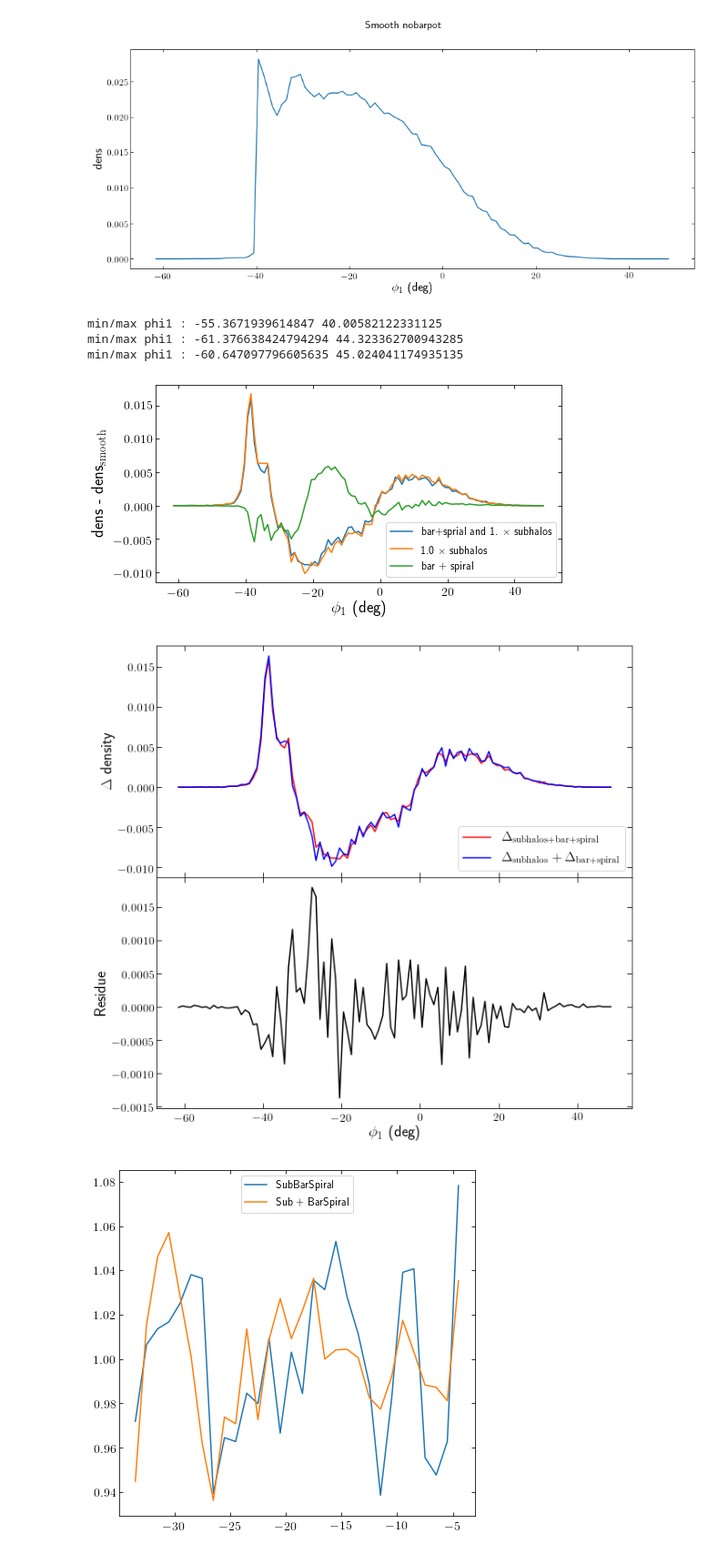
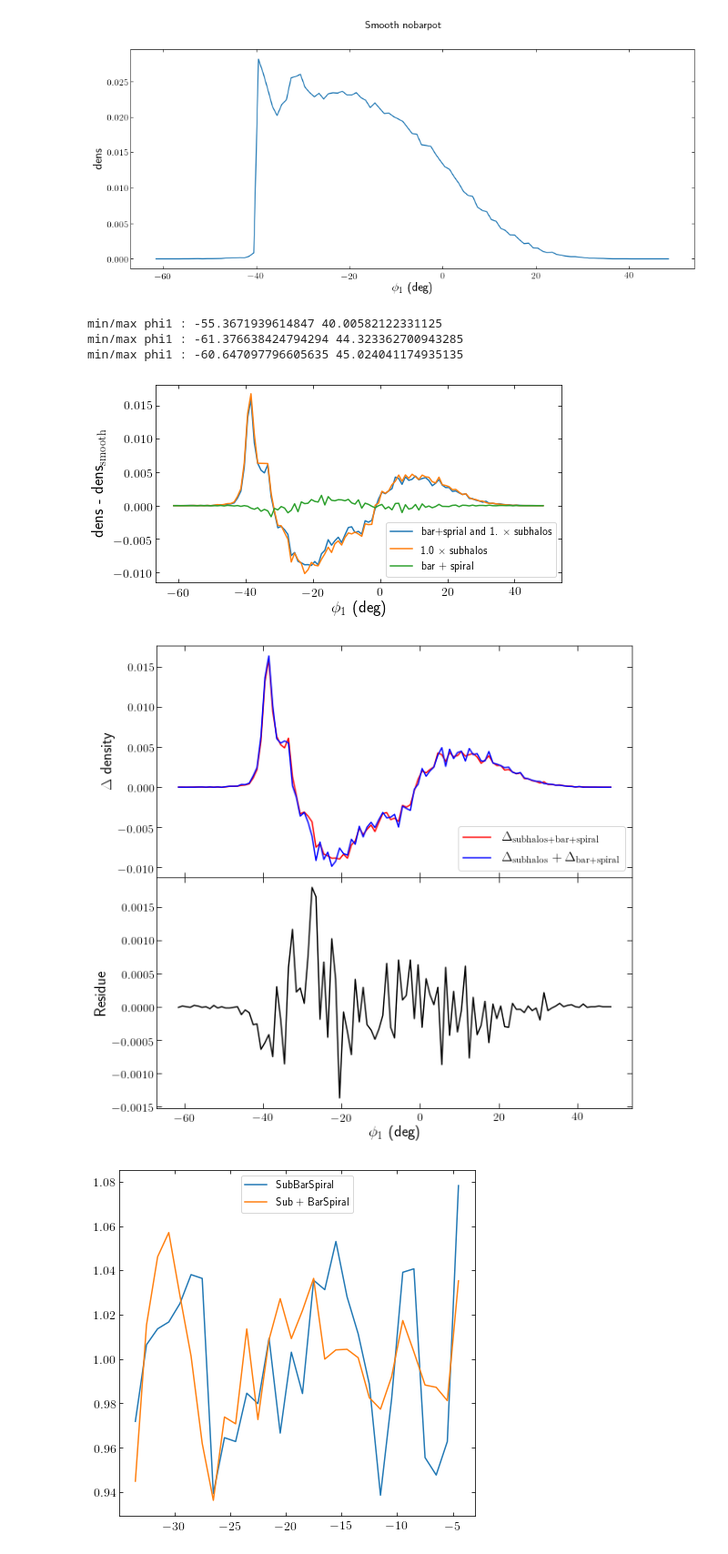
Before and after one commit to nbanik/Analyze_GD-1, a Jupyter notebook: spraydf_combine_bar+spiral and subhalos.ipynb, the cells around one changed output. Shown at 91% size. Cells and saved outputs as stored; diff of their text form; code cells hidden in the pictures.

```diff
--- a/spraydf_combine_bar+spiral and subhalos.ipynb
+++ b/spraydf_combine_bar+spiral and subhalos.ipynb
@@ -593,7 +593,7 @@ midphi1_subBS_nobarpot,den_subBS_nobarpot = bin_full_stream(p1_subBS_nobarpot)
 plt.figure(figsize=(8,4))
 plt.plot(midphi1_subBS_nobarpot,den_subBS_nobarpot - dens,label=r"bar+sprial and 1. $\times$ subhalos")
 plt.plot(midphi1_sub_nobarpot,den_sub_nobarpot - dens,label=r"1.0 $\times$ subhalos")
-plt.plot(midphi1_nobarpot_strongBS,den_nobarpot_strongBS - dens,label="bar + spiral")
+plt.plot(midphi1_nobarpot_BS,den_nobarpot_BS - dens,label="bar + spiral")
 plt.ylabel(r"dens - dens$_{\mathrm{smooth}}$")
 plt.legend(loc='lower right')
 plt.xlabel(r"$\phi_{1}$ (deg)")
@@ -604,34 +604,34 @@ plt.figure(figsize=(10,10))
 ax1=plt.subplot(2,1,1)
 
 ax1.tick_params(axis='both',direction='in',which='both',top=True,right=True,length=6.,labelbottom=False)
 plt.plot(midphi1_subBS_nobarpot,den_subBS_nobarpot - dens,c='r',label=r'$\Delta_{\rm{subhalos + bar + spiral}}$')
 plt.plot(midphi1_subBS_nobarpot,((den_sub_nobarpot - dens) + (den_nobarpot_BS - dens)),c='b',label=r'$\Delta_{\rm{subhalos}} + \Delta_{\rm{bar + spiral}}$')
 plt.ylabel(r'$\Delta$ density')
 #plt.xlim(220.,250.)
 #plt.ylim(-5.,9.)
 #plt.xlabel('RA (deg)')
 #plt.text(0.03,0.85,'Frequency-angle',fontsize=16,transform=ax1.transAxes)
 #plt.xlabel([])
 plt.legend(loc='lower right',fontsize=16)
 plt.xtick_labelsize=0.
 
 ax2=plt.subplot(2,1,2)
 ax2.tick_params(axis='both',direction='in',which='both',top=True,right=True,length=6.)
 plt.plot(midphi1_subBS_nobarpot,(den_subBS_nobarpot - dens) - ((den_sub_nobarpot - dens) + (den_nobarpot_BS - dens)),c='k')
 
 plt.ylabel(r'Residue')
 plt.xlabel(r'$\phi_{1}$ (deg)')
 #plt.xlabel('RA (deg)',fontsize=16)
 #plt.ylabel('Dec (deg)',fontsize=16)
 #plt.legend(loc='lower right',fontsize=16)
 plt.subplots_adjust(wspace=0, hspace=0)
 #plt.savefig('plots/streamdf_spraydf_compare.pdf',bbox_inches='tight')
 plt.show()
 # %% [output]
 min/max phi1 : -55.3671939614847 40.00582122331125
 min/max phi1 : -61.376638424794294 44.323362700943285
 min/max phi1 : -60.647097796605635 45.024041174935135
-[figure, old version]
+[figure, new version]
 [figure]
 # %%
 def compute_Pk(xi,den_cont, scaling = 'spectrum'):
```
Also changed, not shown: parts of 3 cells of this notebook.
